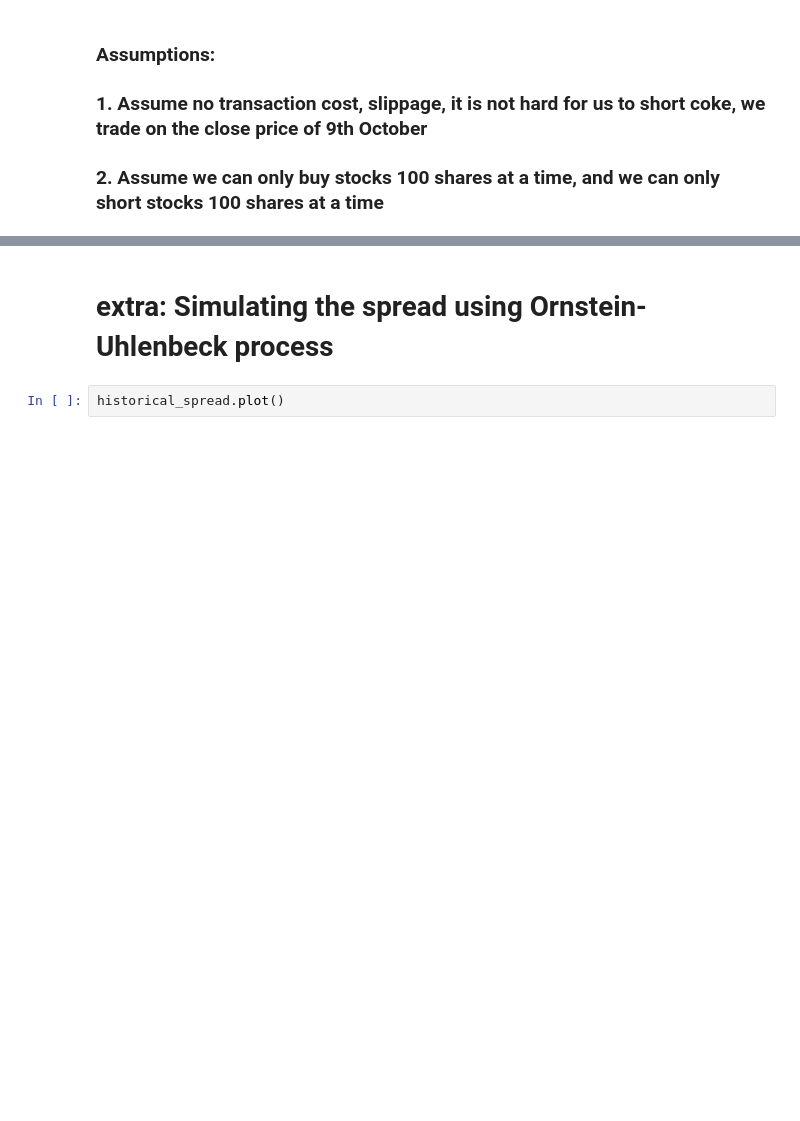
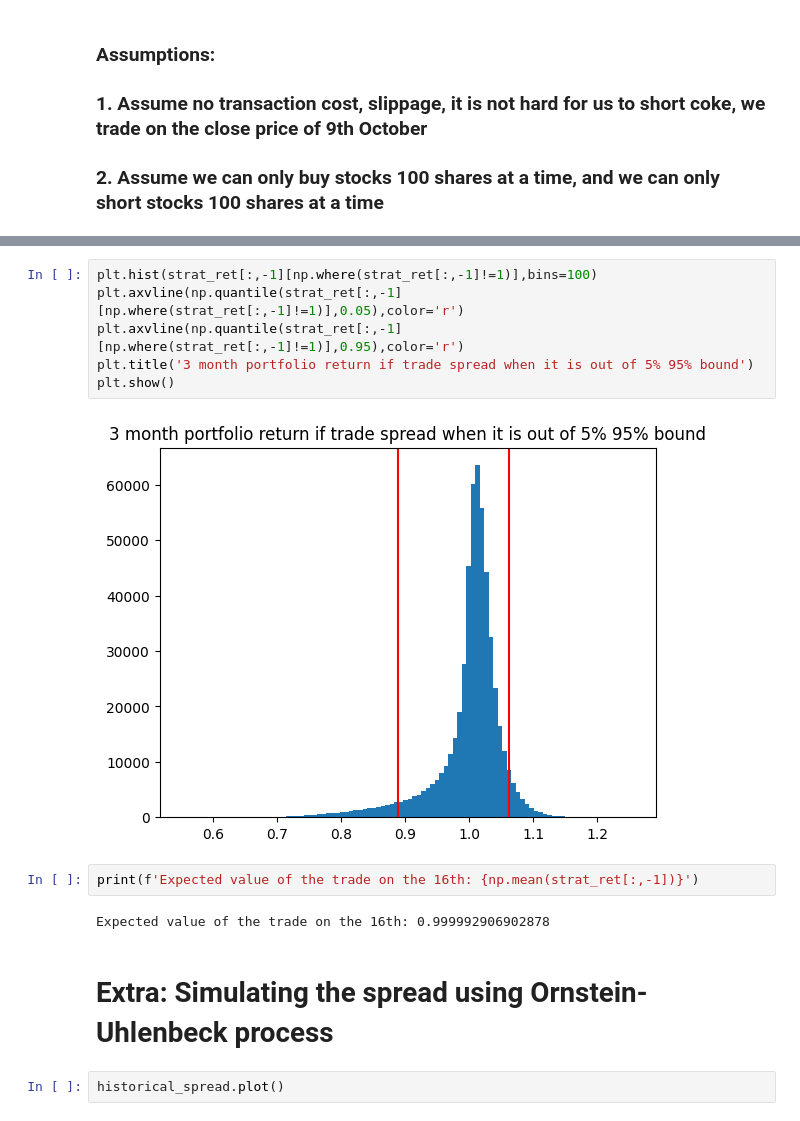
Before and after one commit to kaiwenShen/Pair_trading_coke_pepsi, a Jupyter notebook: ko_pep_pair.ipynb, the cells around one changed output, grey strips where cells are left out. Saved outputs shown, nothing was run; the diff lists cells and outputs as text; blank space fills up the shorter version.

```diff
--- a/ko_pep_pair.ipynb
+++ b/ko_pep_pair.ipynb
@@ -197,5 +253,17 @@ print(f'95th percentile p&n: {round((np.quantile(position_weighted_spread[:,6],0
+# %%
+plt.hist(strat_ret[:,-1][np.where(strat_ret[:,-1]!=1)],bins=100)
+plt.axvline(np.quantile(strat_ret[:,-1][np.where(strat_ret[:,-1]!=1)],0.05),color='r')
+plt.axvline(np.quantile(strat_ret[:,-1][np.where(strat_ret[:,-1]!=1)],0.95),color='r')
+plt.title('3 month portfolio return if trade spread when it is out of 5% 95% bound')
+plt.show()
+# %% [output]
+[figure, added]
+# %%
+print(f'Expected value of the trade on the 16th: {np.mean(strat_ret[:,-1])}')
+# %% [output]
+Expected value of the trade on the 16th: 0.999992906902878
 # %% [markdown]
-# extra: Simulating the spread using Ornstein-Uhlenbeck process
+# Extra: Simulating the spread using Ornstein-Uhlenbeck process
 # %%
 historical_spread.plot()
 # %% [output]
```
Also changed, not shown: parts of 30 cells of this notebook.
